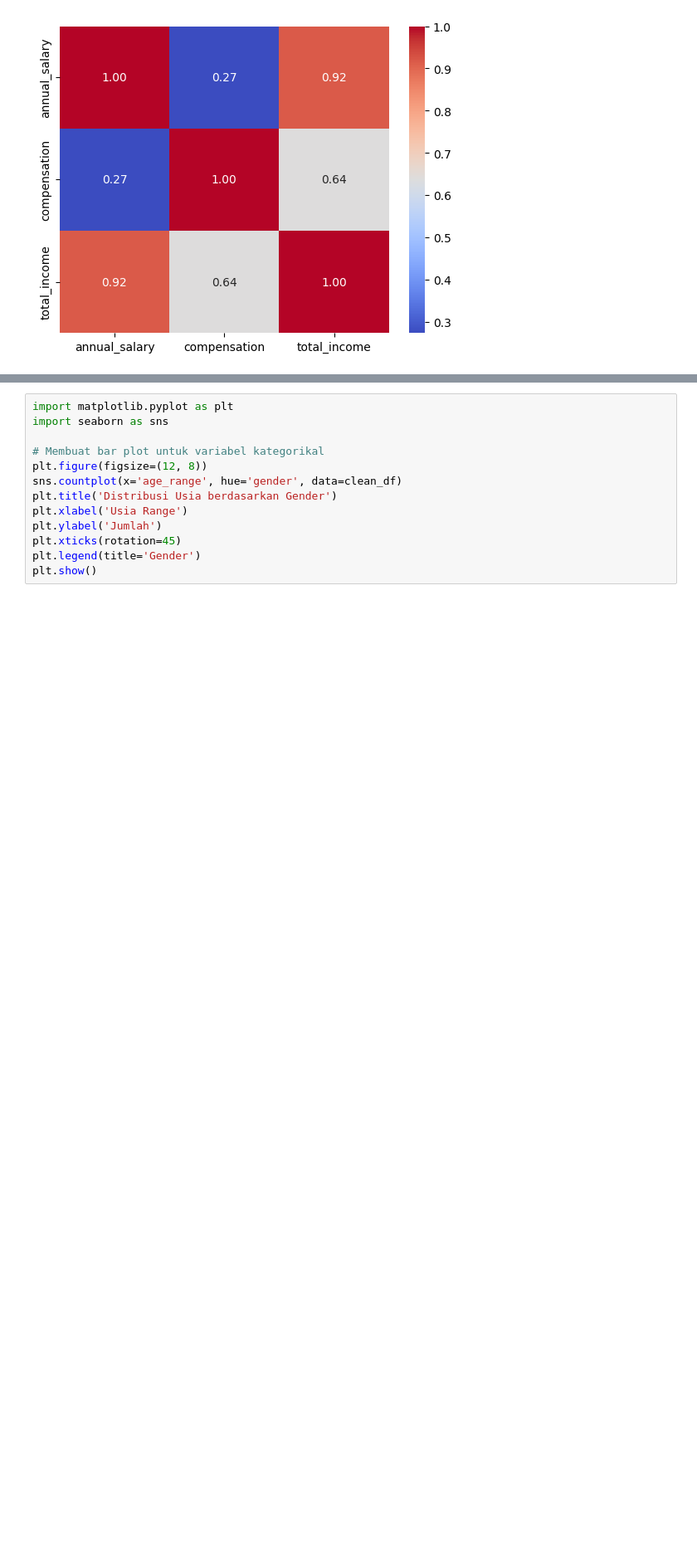
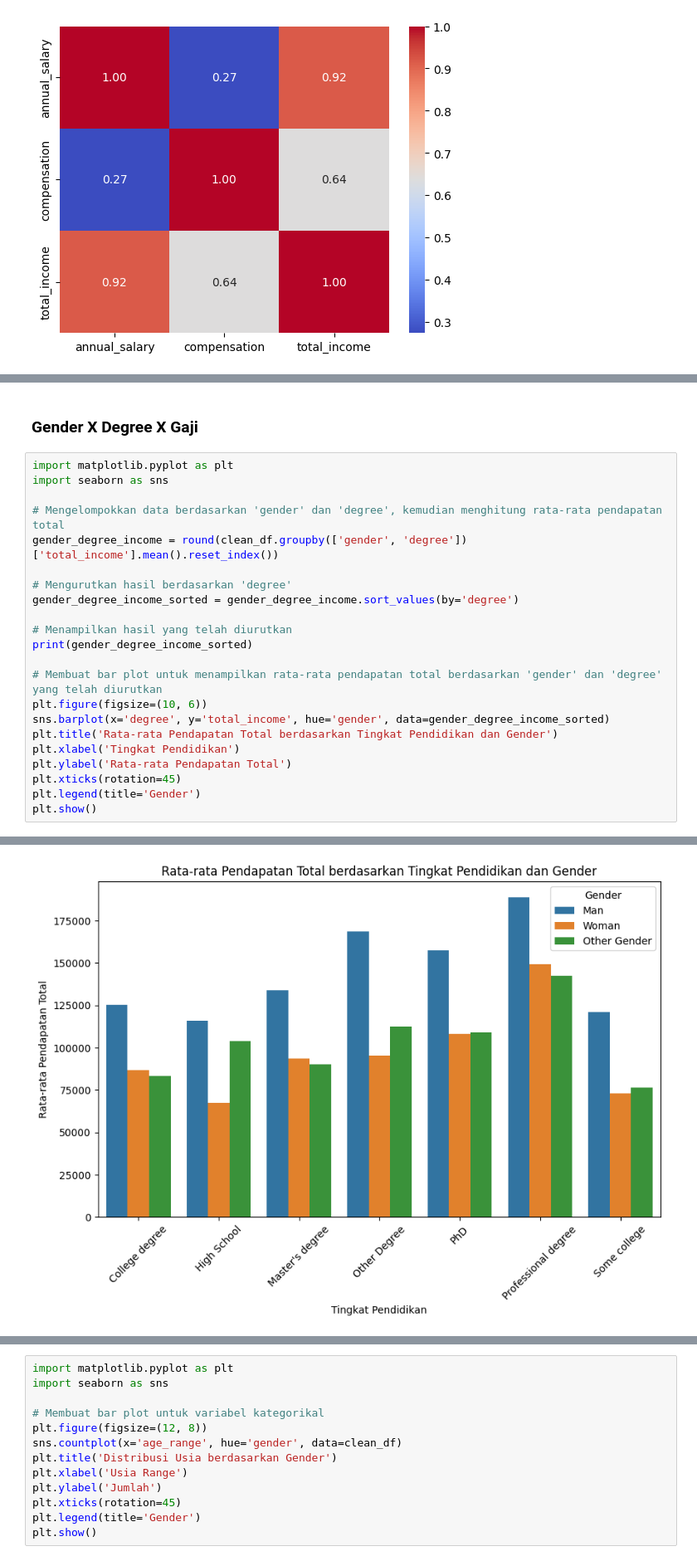
Before and after one commit to denisikiandani/Salary-Analysis, a Jupyter notebook: fds_tugas_1.ipynb, the cells around one changed output, grey strips where cells are left out. Shown at 83% size. Cells and saved outputs as stored; diff of their text form; blank space fills up the shorter version.

```diff
--- a/fds_tugas_1.ipynb
+++ b/fds_tugas_1.ipynb
@@ -2278,0 +2308,25 @@ sns.heatmap(correlation_matrix, annot=True, cmap='coolwarm', fmt='.2f')
+# %% [markdown]
+### Gender X Degree X Gaji
+# %%
+import matplotlib.pyplot as plt
+import seaborn as sns
+
+# Mengelompokkan data berdasarkan 'gender' dan 'degree', kemudian menghitung rata-rata pendapatan total
+gender_degree_income = round(clean_df.groupby(['gender', 'degree'])['total_income'].mean().reset_index())
+
+# Mengurutkan hasil berdasarkan 'degree'
+gender_degree_income_sorted = gender_degree_income.sort_values(by='degree')
+
+# Menampilkan hasil yang telah diurutkan
+print(gender_degree_income_sorted)
+
+# Membuat bar plot untuk menampilkan rata-rata pendapatan total berdasarkan 'gender' dan 'degree' yang telah diurutkan
+plt.figure(figsize=(10, 6))
+sns.barplot(x='degree', y='total_income', hue='gender', data=gender_degree_income_sorted)
+plt.title('Rata-rata Pendapatan Total berdasarkan Tingkat Pendidikan dan Gender')
+plt.xlabel('Tingkat Pendidikan')
+plt.ylabel('Rata-rata Pendapatan Total')
+plt.xticks(rotation=45)
+plt.legend(title='Gender')
+plt.show()
+# %% [output]
@@ -2278,0 +2350 @@ sns.heatmap(correlation_matrix, annot=True, cmap='coolwarm', fmt='.2f')
+[figure, added]
```
Also changed, not shown: parts of 10 cells of this notebook.
